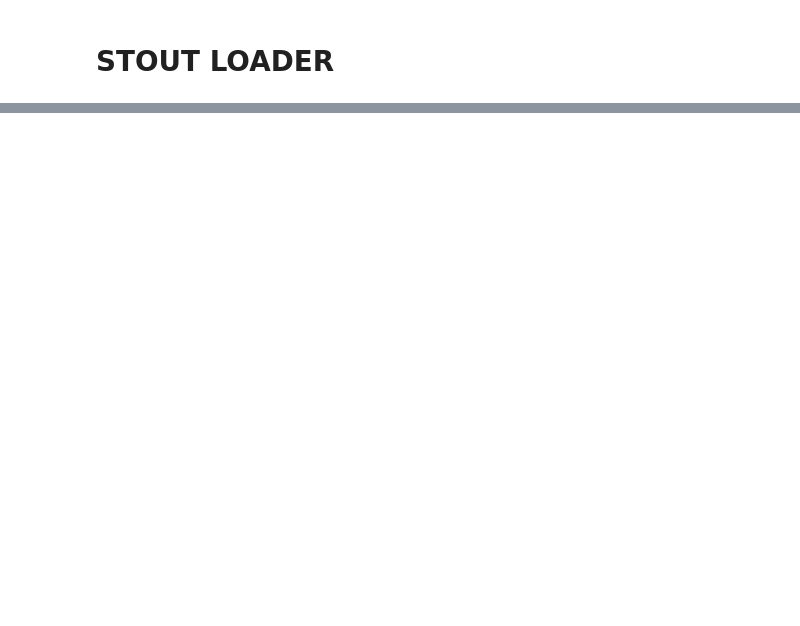
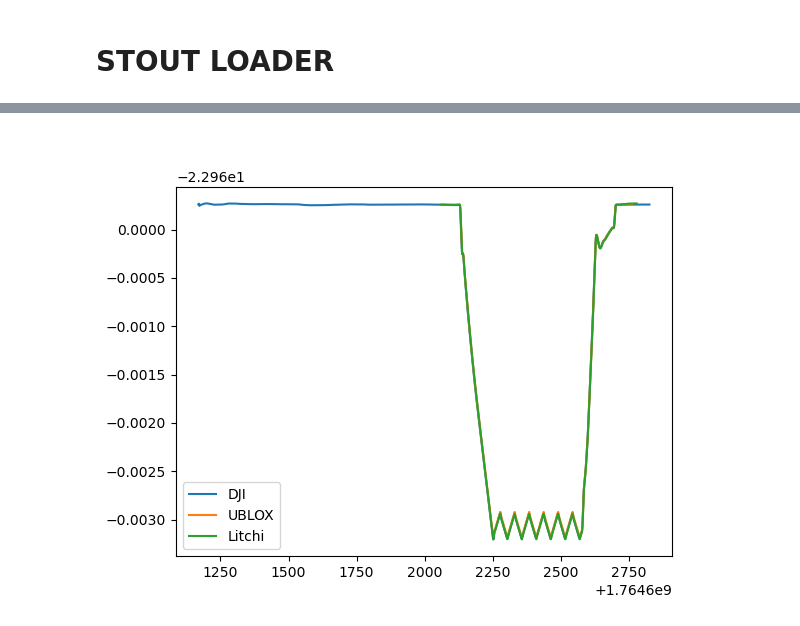
Before and after one commit to POLOCALC/data_loader, a Jupyter notebook: loader.ipynb, the cells around one changed output, grey strips where cells are left out. Drawn from its saved outputs; the diff is of its cells as text; code cells hidden in the pictures; blank space fills up the shorter version.

```diff
--- a/loader.ipynb
+++ b/loader.ipynb
@@ -104,0 +177,10 @@ shape: (102_789, 23)
+# %%
+plt.figure()
+
+plt.plot(flight.raw_data.drone_data.drone["correct_timestamp"], flight.raw_data.drone_data.drone["GPS:latitude"], label = 'DJI')
+plt.plot(flight.raw_data.drone_data.litchi["unix_timestamp [ms]"]/1e3, flight.raw_data.drone_data.litchi["latitude"], label='UBLOX')
+plt.plot(flight.raw_data.payload_data.gps['unix_time_ms']/1e3,flight.raw_data.payload_data.gps['posllh_lat'], label='Litchi')
+plt.legend()
+plt.show()
+# %% [output]
+[figure, added]
```
Also changed, not shown: parts of 20 cells of this notebook, 57 other files.
